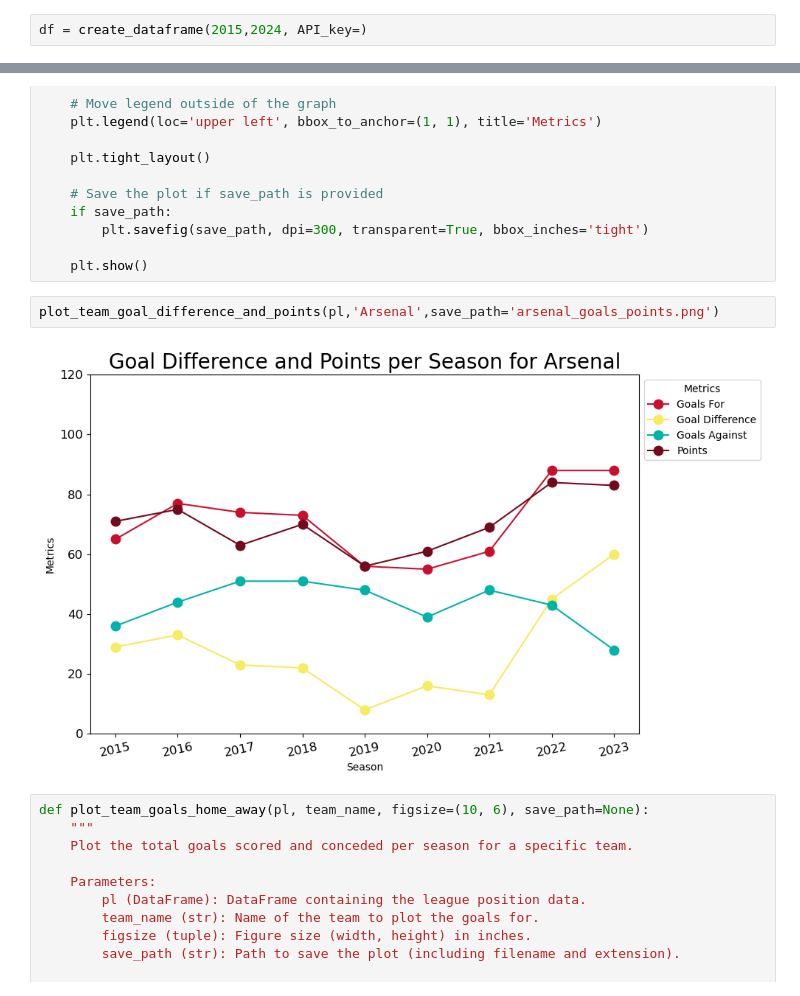
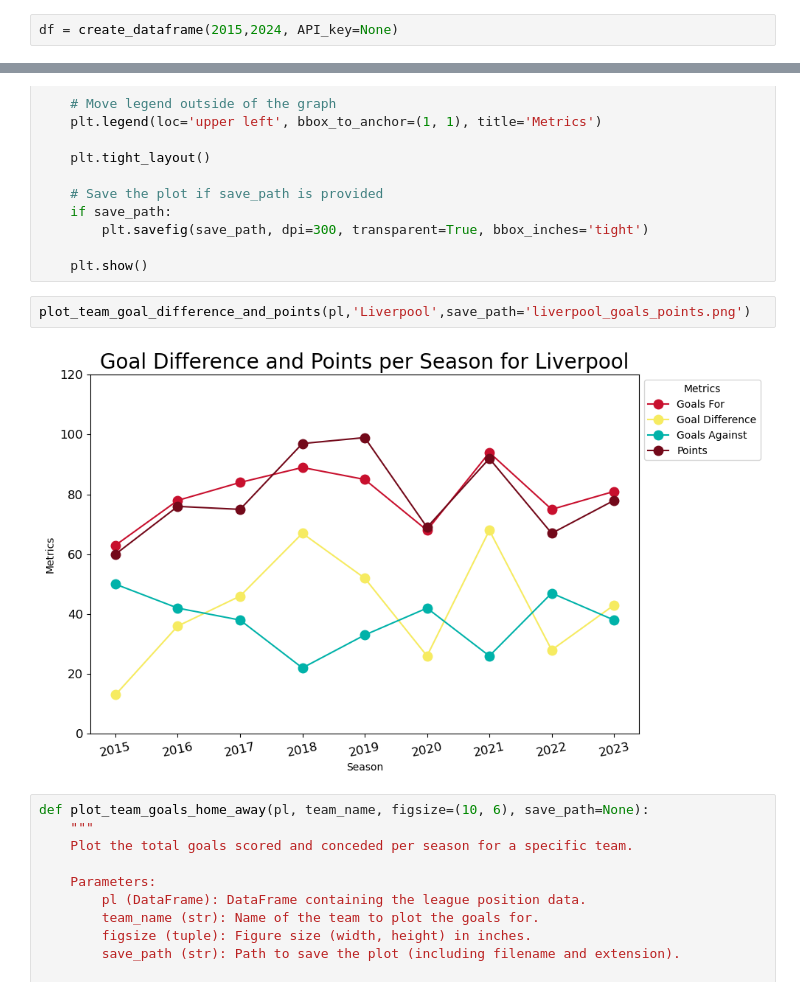
Before and after one commit to Getfader/Premier_League_Analysis, a Jupyter notebook: API project/API_project.ipynb, the cells around one changed output, grey strips where cells are left out. Cells and saved outputs as stored; diff of their text form.

```diff
--- a/API project/API_project.ipynb
+++ b/API project/API_project.ipynb
@@ -53,7 +53,7 @@ def create_dataframe(yearfrom, yearto, API_key):
 
     return df_list
 # %%
-df = create_dataframe(2015,2024, API_key=)
+df = create_dataframe(2015,2024, API_key=None)
 # %%
 def split_columns(lst):
     """
@@ -398,9 +398,9 @@ def plot_team_goal_difference_and_points(pl, team_name, figsize=(10, 6), save_pa
 
     plt.show()
 # %%
-plot_team_goal_difference_and_points(pl,'Arsenal',save_path='arsenal_goals_points.png')
+plot_team_goal_difference_and_points(pl,'Liverpool',save_path='liverpool_goals_points.png')
 # %% [output]
-[figure, old version]
+[figure, new version]
 # %%
 def plot_team_goals_home_away(pl, team_name, figsize=(10, 6), save_path=None):
     """
```
Also changed, not shown: 1 other file.
